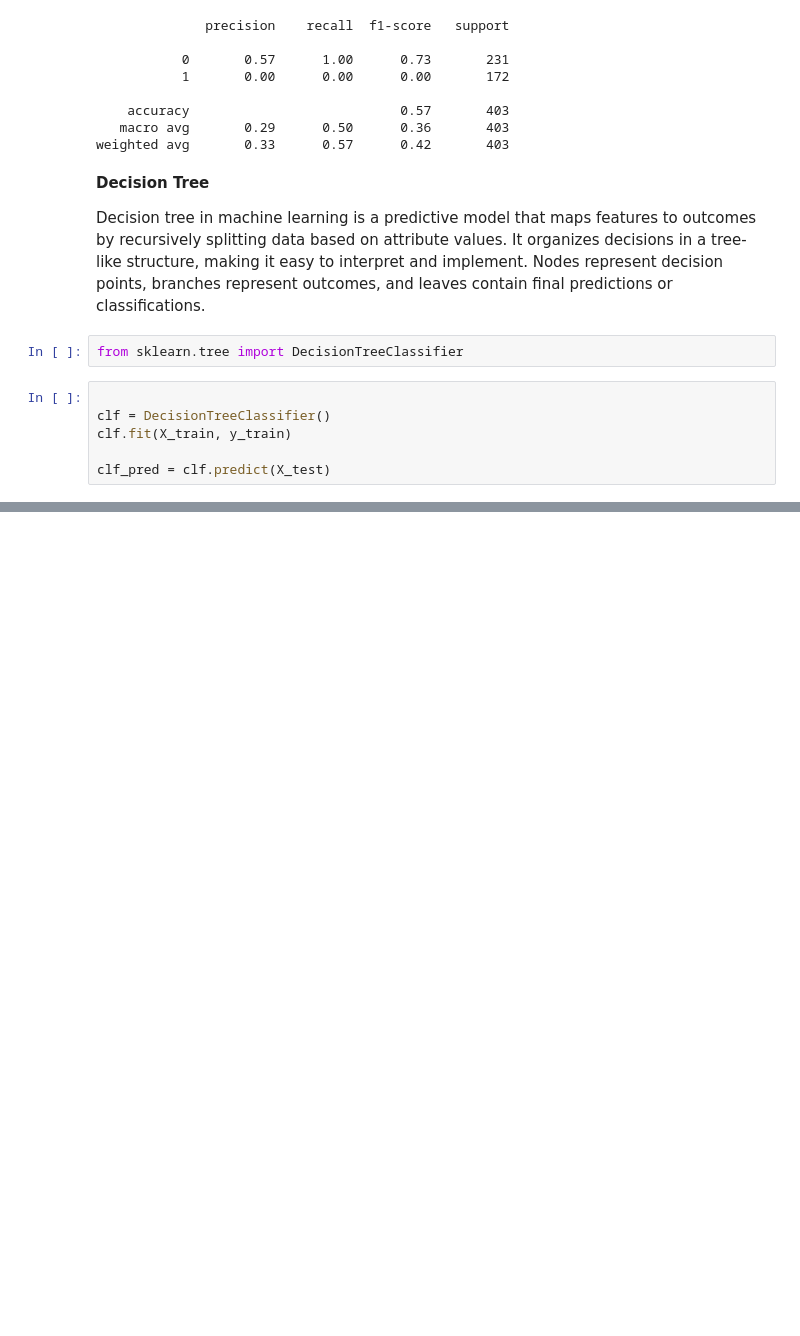
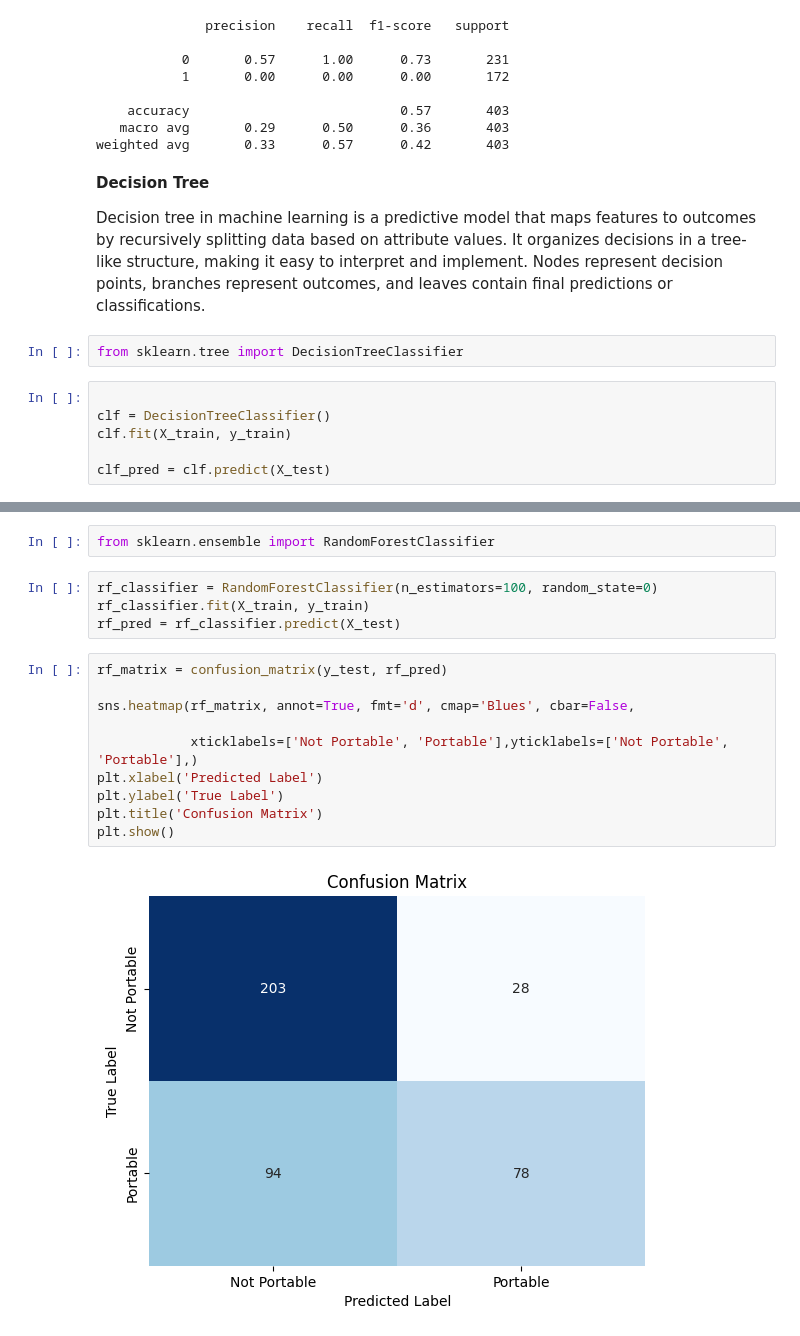
Before and after one commit to rahulbijoor/water-potability-prediction, a Jupyter notebook: water-potability-prediction.ipynb, the cells around one changed output, grey strips where cells are left out. Drawn from its saved outputs; the diff is of its cells as text; blank space fills up the shorter version.

Commit message:
Implementing Random Forest classifier

```diff
--- a/water-potability-prediction.ipynb
+++ b/water-potability-prediction.ipynb
@@ -240,0 +247,18 @@ weighted avg       0.63      0.63      0.63       403
+# %%
+from sklearn.ensemble import RandomForestClassifier
+# %%
+rf_classifier = RandomForestClassifier(n_estimators=100, random_state=0)
+rf_classifier.fit(X_train, y_train)
+rf_pred = rf_classifier.predict(X_test)
+# %%
+rf_matrix = confusion_matrix(y_test, rf_pred)
+
+sns.heatmap(rf_matrix, annot=True, fmt='d', cmap='Blues', cbar=False,
+
+            xticklabels=['Not Portable', 'Portable'],yticklabels=['Not Portable', 'Portable'],)
+plt.xlabel('Predicted Label')
+plt.ylabel('True Label')
+plt.title('Confusion Matrix')
+plt.show()
+# %% [output]
+[figure, added]
```
Also changed, not shown: parts of 6 cells of this notebook.
